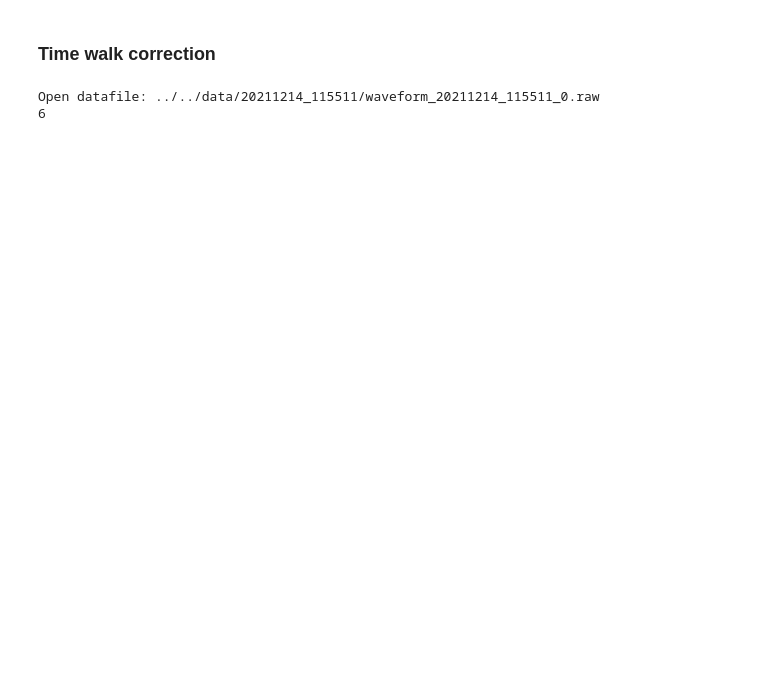
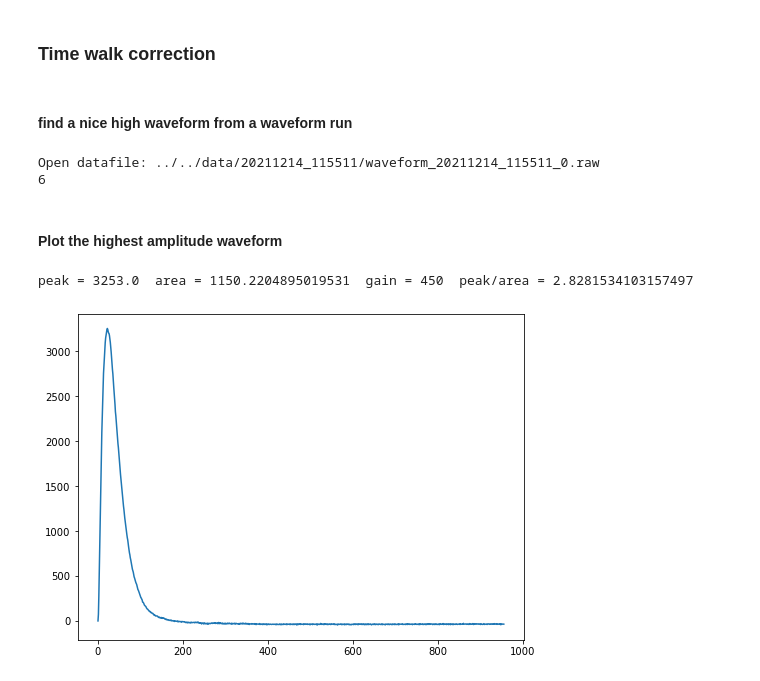
Before and after one commit to acolijn/DT5550_DAQ, a Jupyter notebook: analysis/timewalk_calculator.ipynb, the cells around one changed output. Saved outputs shown, nothing was run; the diff lists cells and outputs as text; code cells hidden in the pictures; blank space fills up the shorter version.

```diff
--- a/analysis/timewalk_calculator.ipynb
+++ b/analysis/timewalk_calculator.ipynb
@@ -10,4 +11,6 @@ import numpy as np
 from DT5550_Waveform import *
 # %%
 filename = '../../data/20211214_115511/waveform_20211214_115511_0.raw'
+# %% [markdown]
+#### find a nice high waveform from a waveform run
 # %%
@@ -37,3 +48,19 @@ print(index_max)
 # %% [output]
 Open datafile: ../../data/20211214_115511/waveform_20211214_115511_0.raw
 6
+# %% [markdown]
+#### Plot the highest amplitude waveform
+# %%
+plt.figure(figsize=(8,6))
+plt.plot(template)
+
+inttime=waves.config['registers']['INTTIME']
+gain=waves.config['detector_settings'][idet_max]['GAIN']
+
+peak = template.max()
+area = template[0:inttime].sum()/2**16*gain
+print('peak =',peak,' area =',area,' gain =',gain,' peak/area =',peak/area)
+area_to_peak = peak/area
+# %% [output]
+peak = 3253.0  area = 1150.2204895019531  gain = 450  peak/area = 2.8281534103157497
+[figure, added]
```
Also changed, not shown: parts of 12 cells of this notebook, 4 other files.
